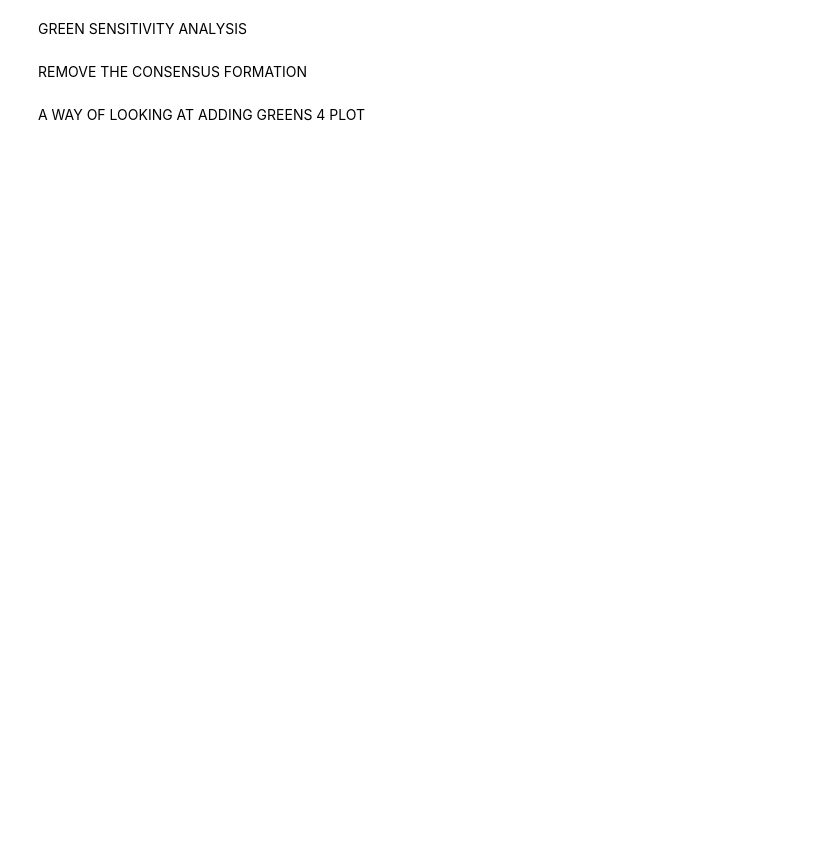
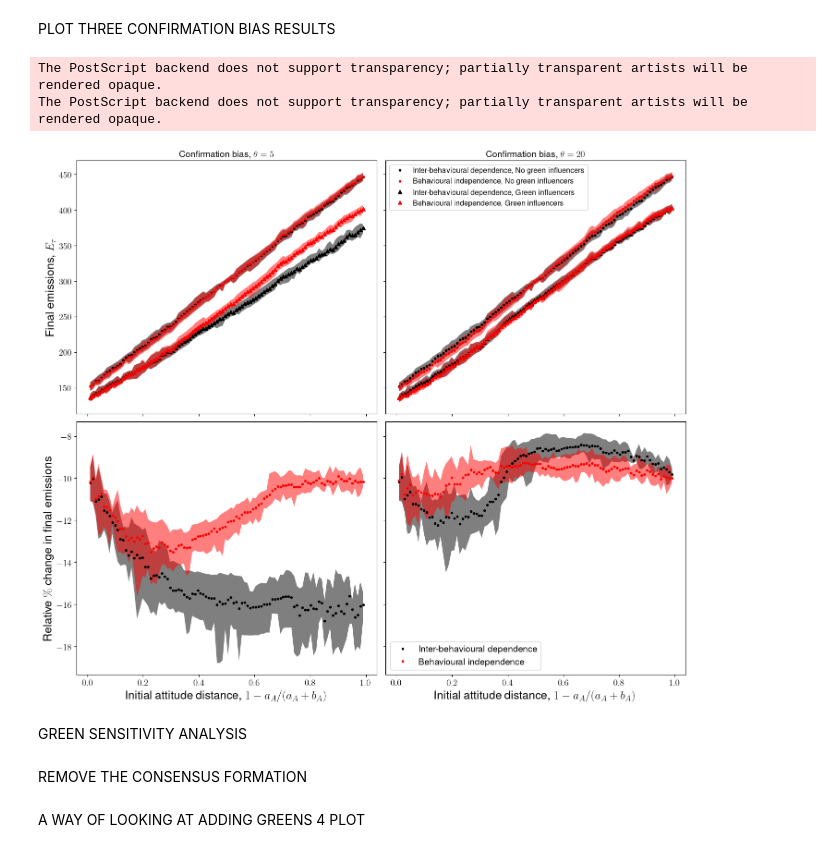
Before and after one commit to danielTorren/Culture-Network, a Jupyter notebook: produce_figures.ipynb, the cells around one changed output. Drawn from its saved outputs; the diff is of its cells as text; code cells hidden in the pictures; blank space fills up the shorter version.

```diff
--- a/produce_figures.ipynb
+++ b/produce_figures.ipynb
@@ -1,3 +1,15 @@
+# %% [markdown]
+PLOT THREE CONFIRMATION BIAS RESULTS
+# %%
+from package.plotting_data import add_green_plot_alt
+fileName_Figure_22 = add_green_plot_alt.main(
+    fileName_list = ["results/green_influencers_culture_four_alt_23_03_50__18_02_2023","results/green_influencers_culture_four_alt_23_06_54__18_02_2023"],
+    latex_bool = 1
+)
+# %% [output]
+The PostScript backend does not support transparency; partially transparent artists will be rendered opaque.
+The PostScript backend does not support transparency; partially transparent artists will be rendered opaque.
+[figure, added]
 # %% [markdown]
 GREEN SENSITIVITY ANALYSIS
 # %%
```
Also changed, not shown: parts of 1 cell of this notebook, 2 other files.
